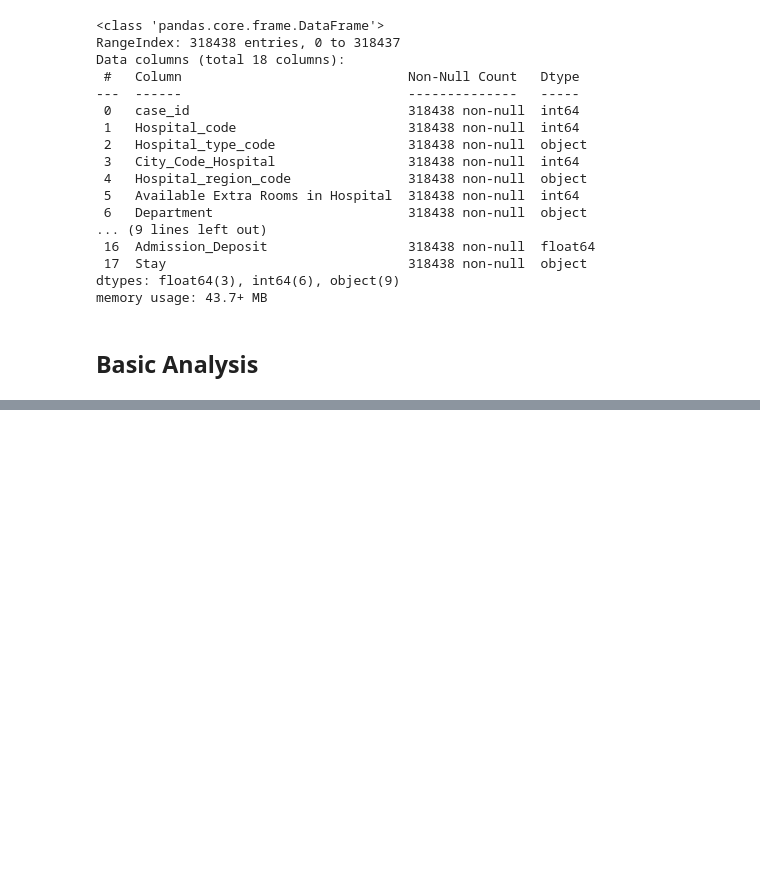
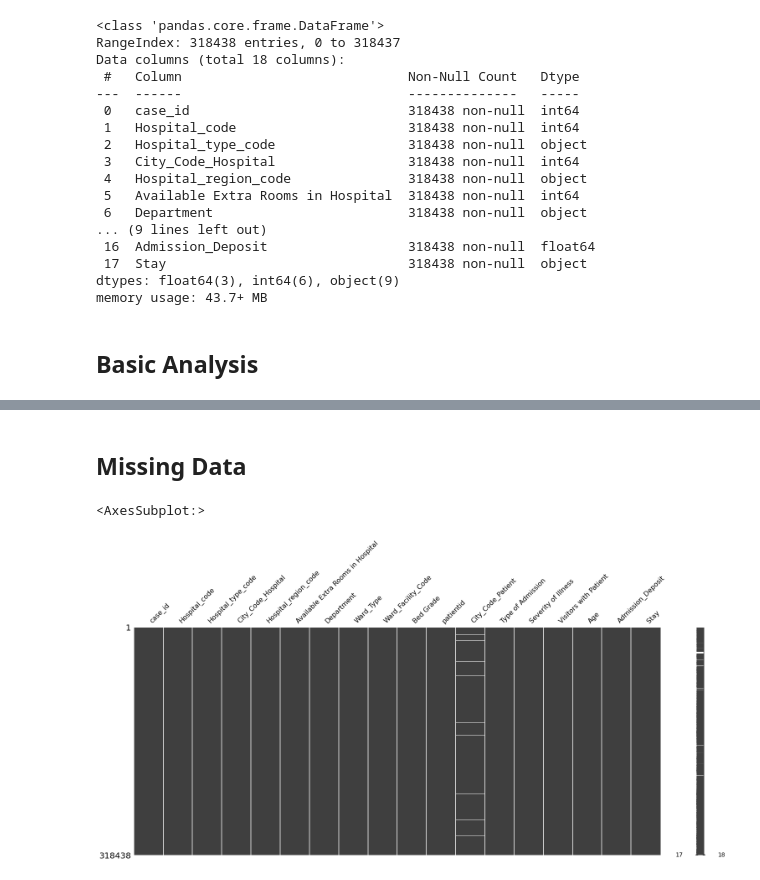
Before and after one commit to pmmc92/Healthcare-analytics, a Jupyter notebook: analysis.ipynb, the cells around one changed output, grey strips where cells are left out. Saved outputs shown, nothing was run; the diff lists cells and outputs as text; code cells hidden in the pictures; blank space fills up the shorter version.

```diff
--- a/analysis.ipynb
+++ b/analysis.ipynb
@@ -65,3 +65,10 @@ df.describe().T.style.bar(subset=["mean"], color="#205ff2")
 | City_Code_Patient | 313906.000000 | 7.251859 | 4.745266 | 1.000000 | 4.000000 | 8.000000 | 8.000000 | 38.000000 |
 | Visitors with Patient | 318438.000000 | 3.284099 | 1.764061 | 0.000000 | 2.000000 | 3.000000 | 4.000000 | 32.000000 |
 | Admission_Deposit | 318438.000000 | 4880.749392 | 1086.776254 | 1800.000000 | 4186.000000 | 4741.000000 | 5409.000000 | 11008.000000 |
+# %% [markdown]
+## Missing Data
+# %%
+msn.matrix(df)
+# %% [output]
+<AxesSubplot:>
+[figure, added]
```
Also changed, not shown: parts of 7 cells of this notebook.
